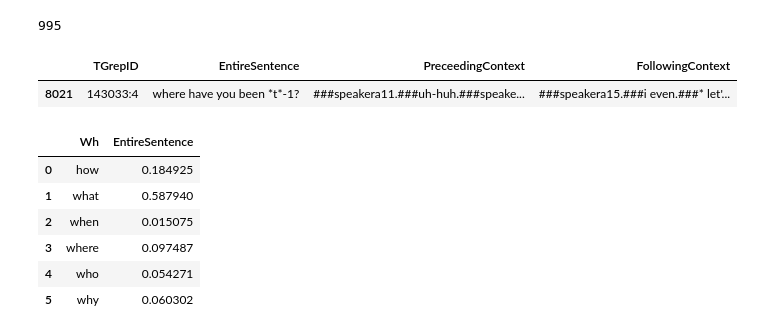
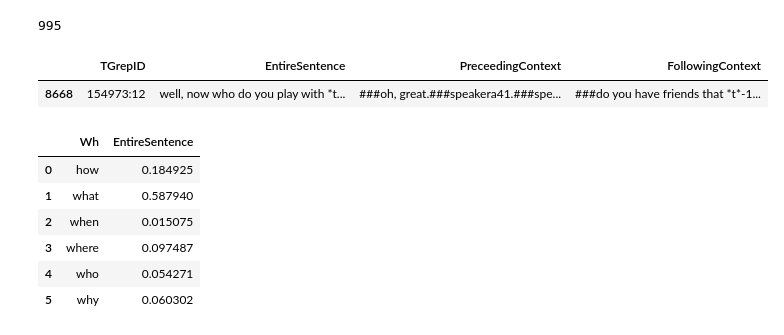
Before and after one commit to mcmoyer11/whquestions-tgrep2, a Jupyter notebook: corpus/analysis/sample_generator-ALLROOT.ipynb, the cells around one changed output. Drawn from its saved outputs; the diff is of its cells as text; code cells hidden in the pictures.

```diff
--- a/corpus/analysis/sample_generator-ALLROOT.ipynb
+++ b/corpus/analysis/sample_generator-ALLROOT.ipynb
@@ -265,10 +265,10 @@ len(df_valid)
 # %% [output]
 995
 # %%
-cntxts[cntxts["TGrepID"]=="143033:4"]
+cntxts[cntxts["TGrepID"]=="154973:12"]
 # %% [output]
 |  | TGrepID | EntireSentence | PreceedingContext | FollowingContext |
-| 8021 | 143033:4 | where have you been *t*-1? | ###speakera11.###uh-huh.###speake... | ###speakera15.###i even.###* let'... |
+| 8668 | 154973:12 | well, now who do you play with *t... | ###oh, great.###speakera41.###spe... | ###do you have friends that *t*-1... |
 # %%
 df_valid.pivot_table(index=['Wh'], values="EntireSentence", aggfunc=len).groupby(["Wh"]).EntireSentence.transform(lambda x: x/len(df_valid)).reset_index()
 # %% [output]
```
Also changed, not shown: 2 other files.
